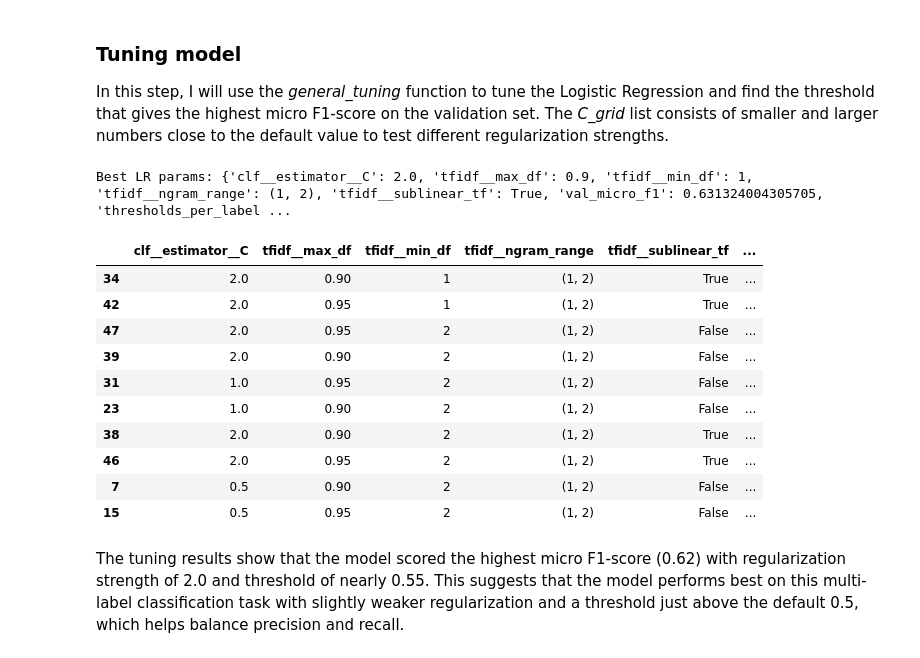
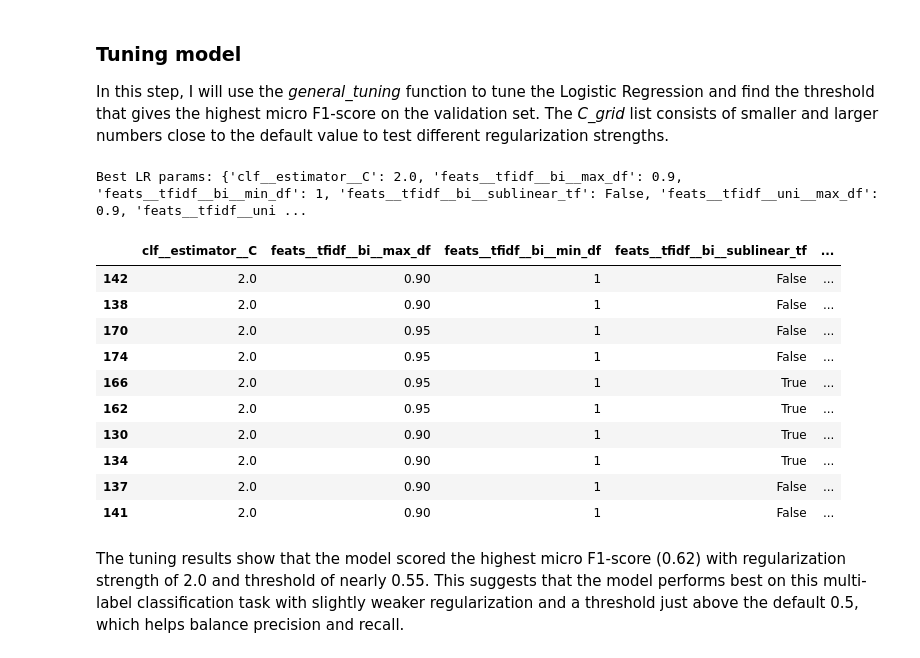
Before and after one commit to KaterinaSSlavova/Crisis-Help-Classification, a Jupyter notebook: Notebooks/03_modeling_baselines.ipynb, the cells around one changed output. Drawn from its saved outputs; the diff is of its cells as text; code cells hidden in the pictures.

```diff
--- a/Notebooks/03_modeling_baselines.ipynb
+++ b/Notebooks/03_modeling_baselines.ipynb
@@ -31,0 +218,6 @@ X_test_norm  = X_test.map(preprocess_text)
+# %%
+import json
+
+dicts_clean = dicts
+with open("../data/dicts_new.json", "w") as f:
+    json.dump({k: sorted(list(v)) for k, v in dicts_clean.items()}, f, indent=2)
@@ -33,10 +254,11 @@ X_test_norm  = X_test.map(preprocess_text)
 ## Setting TF-IDF
 In this step, I create a TF-IDF vectorizer configuration function to create a new vectorizer for each model. The TF-IDF vectorizer is used to measure how important a token is - tokens that are frequent in a message but not that frequent across the whole dataset, will be assigned with higher weights. Before tokenization and weighting, the text message is normalized by the `preprocess_text` function to ensure the consistency of the input format and reduce noise - the text is lowercased; URLs, emails, user mentions, hashtags and numbers are replaced with fixed placeholder tokens; extra white spaces are removed and spaCy lemmatization is applied to reduce the words to their base or dictionary form. After that, the text is tokenized by splitting on white spaces. The *ngram_range* uses both unigrams(single words) and bigrams(pair of 2 words) to capture short phrases, which might carry important information. Lasty, *min_df* and *max_df* are used to exclude very rare and too common tokens in order to reduce noise and improve generalization.
 # %%
+from sklearn.pipeline import FeatureUnion
 from sklearn.feature_extraction.text import TfidfVectorizer
 
 def make_tfidf():
-    return TfidfVectorizer(
+    uni = TfidfVectorizer(
         preprocessor=None,
         tokenizer=str.split,
         ngram_range=(1, 1),
@@ -45,6 +267,27 @@ def make_tfidf():
         sublinear_tf=True,
         token_pattern=None
     )
+
+    bi = TfidfVectorizer(
+        preprocessor=None,
+        tokenizer=str.split,
+        ngram_range=(2, 2),
+        min_df=2,
+        max_df=0.95,
+        sublinear_tf=True,
+        token_pattern=None
+    )
+
+    return FeatureUnion([
+        ("uni", uni),
+        ("bi", bi),
+    ])
+
+def make_features(dicts_clean):
+    return FeatureUnion([
+        ("tfidf", make_tfidf()),
+        ("dict", DictFeatures(dicts_clean)),
+    ])
 # %% [markdown]
 ## Get model scores
 Different models score their predictions in different ways - some give probabilities in the range 0-1, while others base their decisions on negative and positive scores. In this notebook I implement both types of models, which is why the function below checks which scoring method the model supports and returns the correct score matrix. These scores are later compared to a chosen threshold and converted into the final binary multi-label predictions:
@@ -151,7 +394,7 @@ from sklearn.pipeline import Pipeline
 
 def make_lr_pipe():
     return Pipeline([
-    ("tfidf", make_tfidf()),
+    ("feats", make_features(dicts_clean)),
     ("clf", OneVsRestClassifier(LogisticRegression(max_iter=2000, class_weight="balanced")))
 ])
 # %% [markdown]
@@ -159,33 +402,36 @@ def make_lr_pipe():
 In this step, I will use the *general_tuning* function to tune the Logistic Regression and find the threshold that gives the highest micro F1-score on the validation set. The *C_grid* list consists of smaller and larger numbers close to the default value to test different regularization strengths.
 # %%
 import numpy as np
+import pandas as pd
 from sklearn.model_selection import ParameterGrid
 
 param_grid = list(ParameterGrid({
-    "clf__estimator__C": [0.5, 1.0, 2.0],
-    "tfidf__ngram_range": [(1,1), (1,2)],
-    "tfidf__min_df": [1, 2],
-    "tfidf__max_df": [0.9, 0.95],
-    "tfidf__sublinear_tf": [True, False],
+     "clf__estimator__C": [0.5, 1.0, 2.0],
+    "feats__tfidf__uni__min_df": [1, 2],
+    "feats__tfidf__uni__max_df": [0.9, 0.95],
+    "feats__tfidf__uni__sublinear_tf": [True, False],
+    "feats__tfidf__bi__min_df": [1, 2],
+    "feats__tfidf__bi__max_df": [0.9, 0.95],
+    "feats__tfidf__bi__sublinear_tf": [True, False]
 }))
 thresholds = np.arange(0.2, 0.81, 0.05)
 best_lr, lr_results = general_tuning(X_train_norm, y_train, X_val_norm, y_val,make_pipeline_fn=make_lr_pipe,param_grid=param_grid,thresholds=thresholds)
 
 print("Best LR params:", {k: best_lr[k] for k in best_lr if k not in ["model"]})
 display(lr_results.sort_values("val_micro_f1", ascending=False).head(10))
 # %% [output]
-Best LR params: {'clf__estimator__C': 2.0, 'tfidf__max_df': 0.9, 'tfidf__min_df': 1, 'tfidf__ngram_range': (1, 2), 'tfidf__sublinear_tf': True, 'val_micro_f1': 0.631324004305705, 'thresholds_per_label ...
+Best LR params: {'clf__estimator__C': 2.0, 'feats__tfidf__bi__max_df': 0.9, 'feats__tfidf__bi__min_df': 1, 'feats__tfidf__bi__sublinear_tf': False, 'feats__tfidf__uni__max_df': 0.9, 'feats__tfidf__uni ...
-|  | clf__estimator__C | tfidf__max_df | tfidf__min_df | tfidf__ngram_range | tfidf__sublinear_tf | ... |
-| 34 | 2.0 | 0.90 | 1 | (1, 2) | True | ... |
-| 42 | 2.0 | 0.95 | 1 | (1, 2) | True | ... |
-| 47 | 2.0 | 0.95 | 2 | (1, 2) | False | ... |
-| 39 | 2.0 | 0.90 | 2 | (1, 2) | False | ... |
-| 31 | 1.0 | 0.95 | 2 | (1, 2) | False | ... |
-| 23 | 1.0 | 0.90 | 2 | (1, 2) | False | ... |
-| 38 | 2.0 | 0.90 | 2 | (1, 2) | True | ... |
-| 46 | 2.0 | 0.95 | 2 | (1, 2) | True | ... |
-| 7 | 0.5 | 0.90 | 2 | (1, 2) | False | ... |
-| 15 | 0.5 | 0.95 | 2 | (1, 2) | False | ... |
+|  | clf__estimator__C | feats__tfidf__bi__max_df | feats__tfidf__bi__min_df | feats__tfidf__bi__sublinear_tf | ... |
+| 142 | 2.0 | 0.90 | 1 | False | ... |
+| 138 | 2.0 | 0.90 | 1 | False | ... |
+| 170 | 2.0 | 0.95 | 1 | False | ... |
+| 174 | 2.0 | 0.95 | 1 | False | ... |
+| 166 | 2.0 | 0.95 | 1 | True | ... |
+| 162 | 2.0 | 0.95 | 1 | True | ... |
+| 130 | 2.0 | 0.90 | 1 | True | ... |
+| 134 | 2.0 | 0.90 | 1 | True | ... |
+| 137 | 2.0 | 0.90 | 1 | False | ... |
+| 141 | 2.0 | 0.90 | 1 | False | ... |
 # %% [markdown]
 The tuning results show that the model scored the highest micro F1-score (0.62) with regularization strength of 2.0 and threshold of nearly 0.55. This suggests that the model performs best on this multi-label classification task with slightly weaker regularization and a threshold just above the default 0.5, which helps balance precision and recall.
 # %% [markdown]
```
Also changed, not shown: parts of 32 cells of this notebook, 6 other files.
